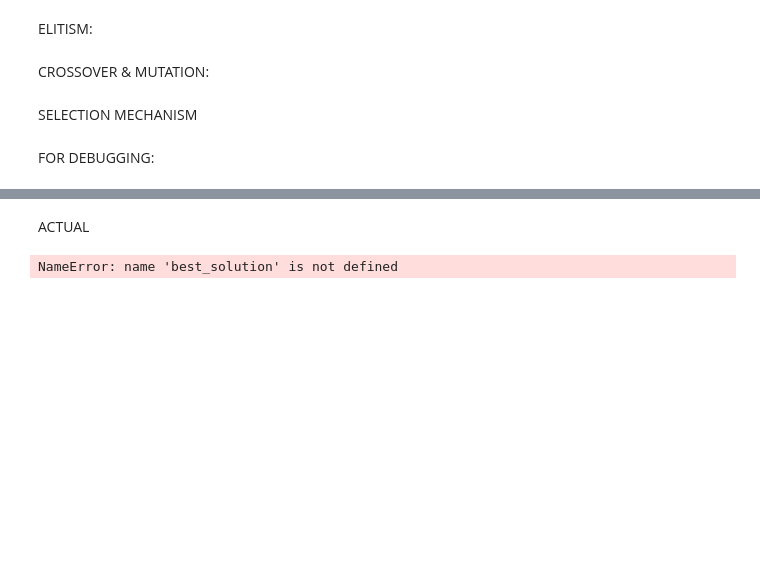
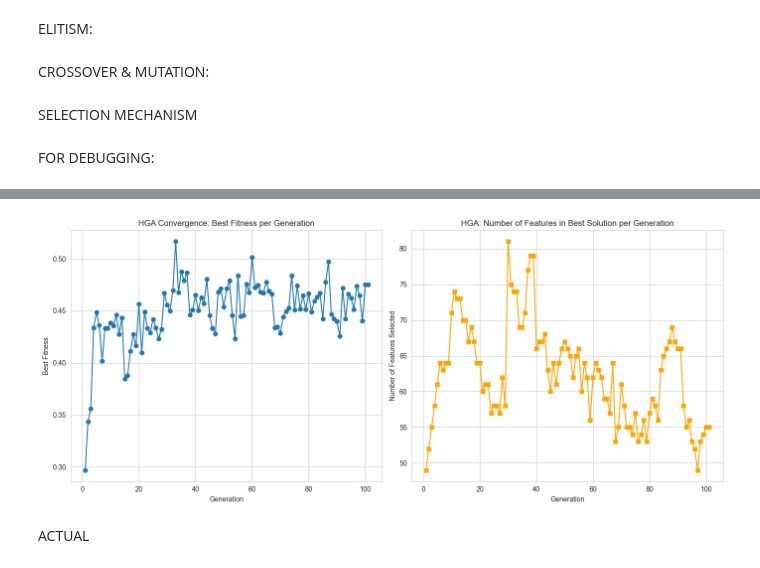
Before and after one commit to emdataeng/hga_feature_reduction, a Jupyter notebook: HGA_generic_2.ipynb, the cells around one changed output, grey strips where cells are left out. Drawn from its saved outputs; the diff is of its cells as text; code cells hidden in the pictures; blank space fills up the shorter version.

Commit message:
HGA_generic_2.ipynb - Changes in the way data is preprocessed and better reporting is now available, a report is saved on folder results

```diff
--- a/HGA_generic_2.ipynb
+++ b/HGA_generic_2.ipynb
@@ -512,7 +557,7 @@ def rank_based_selection(df, q, num_pairs):
     Selects pairs of parents using rank-based roulette wheel selection.
 
     Parameters:
-    - df: DataFrame sorted by fitness descending.
+    - df: DataFrame sorted by fitness descending. IMPORTANT!!!
     - q: Selection pressure parameter (0 < q < 1).
     - num_pairs: Number of parent pairs to select.
 
@@ -749,3 +751,22 @@ def hybrid_ga_feature_selection(d_features, pop_size, n_gen, classif_model, pena
+# %%
+def getBestIndividual(best_individual_overall, df_current_population, results_tracker, gen, m_crossover, MUTATION_RATE, POP_SIZE,
+                        q, strategy, expectedFitness, model, DESIRED_FEATURES_NUMBER, PENALTY_COEFF,
+                        N_ELITE, CROSSOVER_RATE, N_GEN,classification_threshold, data_scaled, minority_class_oversampled, best_solutions_per_gen_history):
+
+    current_best_fitness = df_current_population['fitness'].iloc[0]
+    current_best_individual= np.array(df_current_population['bits'].iloc[0], dtype=int)
+    current_best_number_of_features = np.sum(current_best_individual)
+    best_individual_overall = resultsTrackerFunction(results_tracker, current_best_fitness, current_best_individual,
+                        current_best_number_of_features, gen, m_crossover, MUTATION_RATE, POP_SIZE, q, strategy,
+                        expectedFitness, model, DESIRED_FEATURES_NUMBER, PENALTY_COEFF, N_ELITE, CROSSOVER_RATE, N_GEN,
+                        best_individual_overall, classification_threshold, data_scaled, minority_class_oversampled)
+
+    # Store history of each generation best fitness and number of features
+    best_solutions_per_gen_history.append((current_best_fitness,current_best_number_of_features))
+
+    print(f"{GREEN}Current Population: {gen}/{N_GEN}:{RESET} {YELLOW}Best Current Fitness = {current_best_fitness:.4f}{RESET}, {BLUE}With Features Selected = {current_best_number_of_features}{RESET}")
+    print('-'*30)
+    return best_solutions_per_gen_history, best_individual_overall
 # %% [markdown]
 FOR DEBUGGING:
 # %%
@@ -872,0 +873,25 @@ int64
+# %%
+
+# --- 8. Plot Fitness Curve and Number of Features Selected ---
+fitness_history,features_selected_history = zip(*best_solutions_per_gen_history)
+if fitness_history and features_selected_history:
+    generations = range(1, len(fitness_history) + 1)
+    plt.figure(figsize=(14, 6))
+    plt.subplot(1, 2, 1)
+    plt.plot(generations, fitness_history, marker='o', linestyle='-')
+    plt.xlabel('Generation')
+    plt.ylabel('Best Fitness')
+    plt.title('HGA Convergence: Best Fitness per Generation')
+    plt.grid(True)
+    plt.subplot(1, 2, 2)
+    plt.plot(generations, features_selected_history, marker='s', linestyle='-', color='orange')
+    plt.xlabel('Generation')
+    plt.ylabel('Number of Features Selected')
+    plt.title('HGA: Number of Features in Best Solution per Generation')
+    plt.grid(True)
+    plt.tight_layout()
+    plt.show()
+else:
+    print("Cannot plot results as no valid solution was found or history is empty.")
+# %% [output]
+[figure, added]
@@ -921,27 +993,3 @@ if False:
         print(f'History of best fitness: {fitness_history}')
     else:
         print("\nNo solution found or algorithm stopped early.")
-# %%
-
-# --- 8. Plot Fitness Curve and Number of Features Selected ---
-if best_solution is not None and fitness_history and features_selected_history:
-    generations = range(1, len(fitness_history) + 1)
-    plt.figure(figsize=(14, 6))
-    plt.subplot(1, 2, 1)
-    plt.plot(generations, fitness_history, marker='o', linestyle='-')
-    plt.xlabel('Generation')
-    plt.ylabel('Best Fitness')
-    plt.title('HGA Convergence: Best Fitness per Generation')
-    plt.grid(True)
-    plt.subplot(1, 2, 2)
-    plt.plot(generations, features_selected_history, marker='s', linestyle='-', color='orange')
-    plt.xlabel('Generation')
-    plt.ylabel('Number of Features Selected')
-    plt.title('HGA: Number of Features in Best Solution per Generation')
-    plt.grid(True)
-    plt.tight_layout()
-    plt.show()
-else:
-    print("Cannot plot results as no valid solution was found or history is empty.")
-# %% [output]
-NameError: name 'best_solution' is not defined
```
Also changed, not shown: parts of 21 cells of this notebook, 8 other files.
